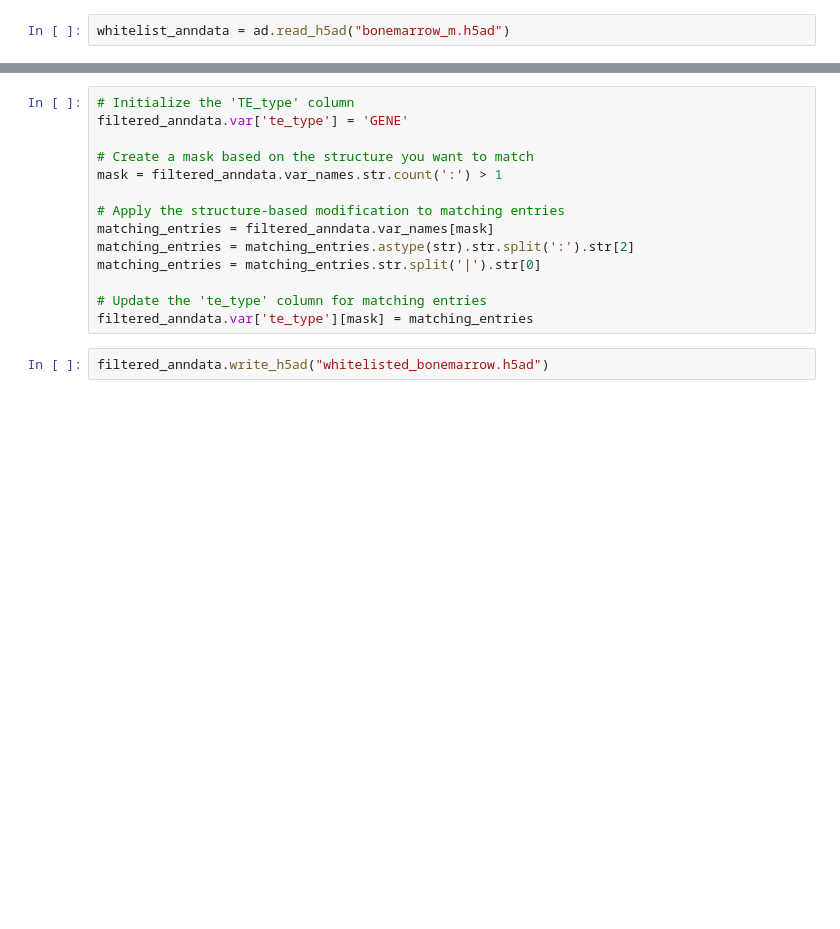
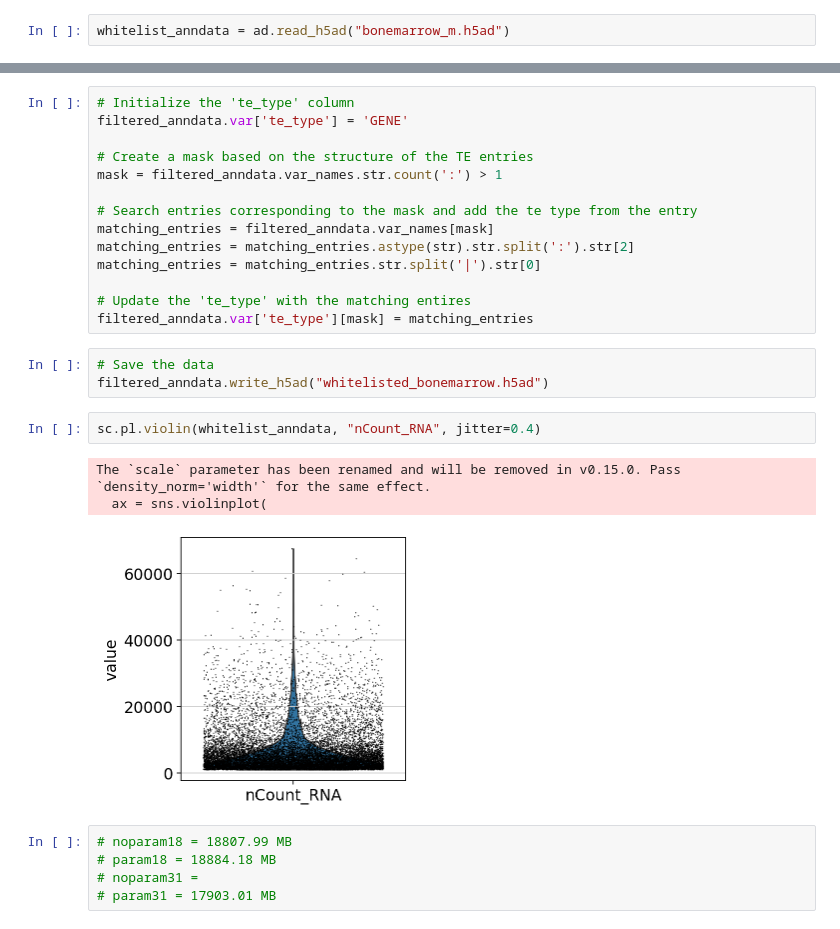
Before and after one commit to BrechtvandenBerg/Cell_Bio_Internship, a Jupyter notebook: scDataMerger.ipynb, the cells around one changed output, grey strips where cells are left out. Drawn from its saved outputs; the diff is of its cells as text; blank space fills up the shorter version.

```diff
--- a/scDataMerger.ipynb
+++ b/scDataMerger.ipynb
@@ -73,16 +123,28 @@ filtered_anndata.obs = whitelist_anndata.obs
 # %%
-# Initialize the 'TE_type' column
+# Initialize the 'te_type' column
 filtered_anndata.var['te_type'] = 'GENE'
 
-# Create a mask based on the structure you want to match
+# Create a mask based on the structure of the TE entries
 mask = filtered_anndata.var_names.str.count(':') > 1
 
-# Apply the structure-based modification to matching entries
+# Search entries corresponding to the mask and add the te type from the entry
 matching_entries = filtered_anndata.var_names[mask]
 matching_entries = matching_entries.astype(str).str.split(':').str[2]
 matching_entries = matching_entries.str.split('|').str[0]
 
-# Update the 'te_type' column for matching entries
+# Update the 'te_type' with the matching entires
 filtered_anndata.var['te_type'][mask] = matching_entries
 # %%
+# Save the data
 filtered_anndata.write_h5ad("whitelisted_bonemarrow.h5ad")
+# %%
+sc.pl.violin(whitelist_anndata, "nCount_RNA", jitter=0.4)
+# %% [output]
+The `scale` parameter has been renamed and will be removed in v0.15.0. Pass `density_norm='width'` for the same effect.
+  ax = sns.violinplot(
+[figure, added]
+# %%
+# noparam18 = 18807.99 MB
+# param18 = 18884.18 MB
+# noparam31 =
+# param31 = 17903.01 MB
```
Also changed, not shown: parts of 23 cells of this notebook, 1 other file.
